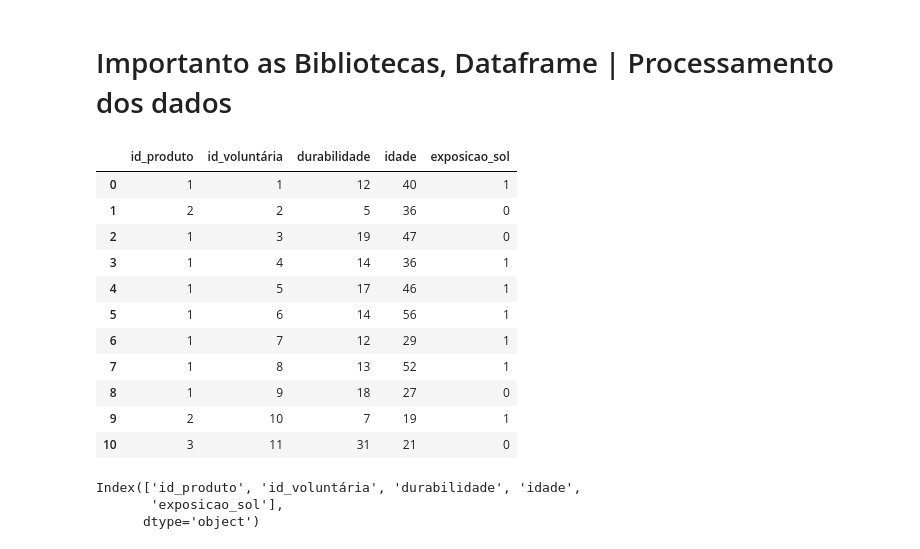
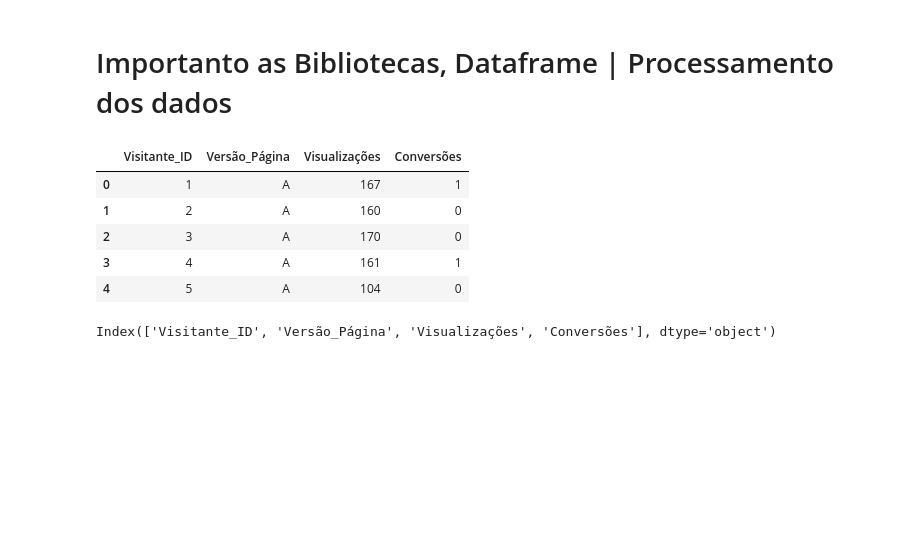
Before and after one commit to LeisaSousa/Teste, a Jupyter notebook: Desafio_individual_teste_hipoteses.ipynb, the cells around one changed output. Cells and saved outputs as stored; diff of their text form; code cells hidden in the pictures; blank space fills up the shorter version.

```diff
--- a/Desafio_individual_teste_hipoteses.ipynb
+++ b/Desafio_individual_teste_hipoteses.ipynb
@@ -24,24 +10,16 @@ import seaborn as sns
 from scipy import stats
 from scipy.stats import ttest_ind
 # %%
-df = pd.read_csv('/content/desafio_01_cosmeticos_challenge_testehipoteses230206120450-230911-094933.csv')
-df.head(11)
+df = pd.read_csv('/content/3Y4055IzRpmglCCFLtQR_experimento_teste_ab.csv')
+df.head(5)
 # %% [output]
-|  | id_produto | id_voluntária | durabilidade | idade | exposicao_sol |
-| 0 | 1 | 1 | 12 | 40 | 1 |
-| 1 | 2 | 2 | 5 | 36 | 0 |
-| 2 | 1 | 3 | 19 | 47 | 0 |
-| 3 | 1 | 4 | 14 | 36 | 1 |
-| 4 | 1 | 5 | 17 | 46 | 1 |
-| 5 | 1 | 6 | 14 | 56 | 1 |
-| 6 | 1 | 7 | 12 | 29 | 1 |
-| 7 | 1 | 8 | 13 | 52 | 1 |
-| 8 | 1 | 9 | 18 | 27 | 0 |
-| 9 | 2 | 10 | 7 | 19 | 1 |
-| 10 | 3 | 11 | 31 | 21 | 0 |
+|  | Visitante_ID | Versão_Página | Visualizações | Conversões |
+| 0 | 1 | A | 167 | 1 |
+| 1 | 2 | A | 160 | 0 |
+| 2 | 3 | A | 170 | 0 |
+| 3 | 4 | A | 161 | 1 |
+| 4 | 5 | A | 104 | 0 |
 # %%
 df.columns
 # %% [output]
-Index(['id_produto', 'id_voluntária', 'durabilidade', 'idade',
-       'exposicao_sol'],
-      dtype='object')
+Index(['Visitante_ID', 'Versão_Página', 'Visualizações', 'Conversões'], dtype='object')
```
Also changed, not shown: parts of 39 cells of this notebook.
